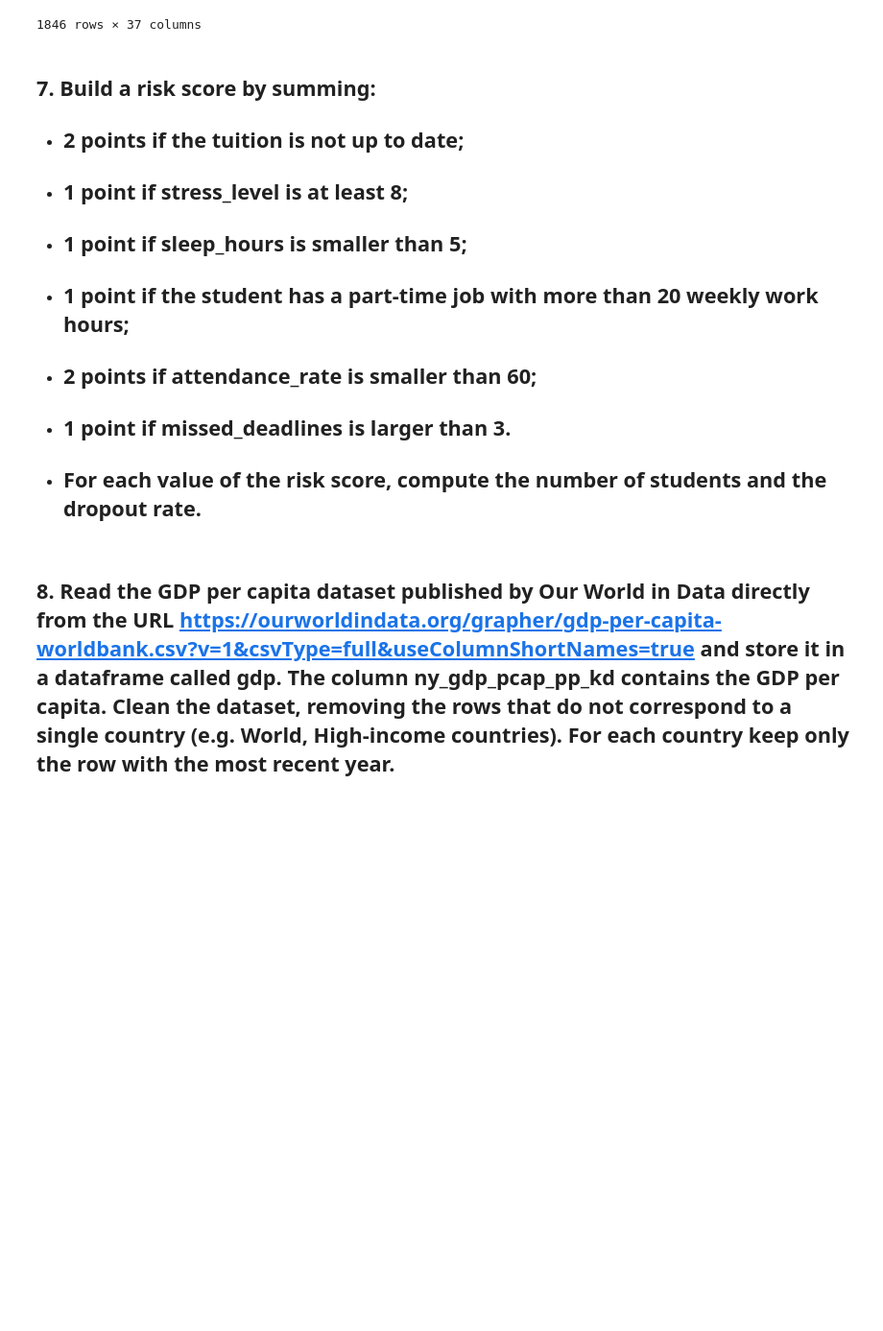
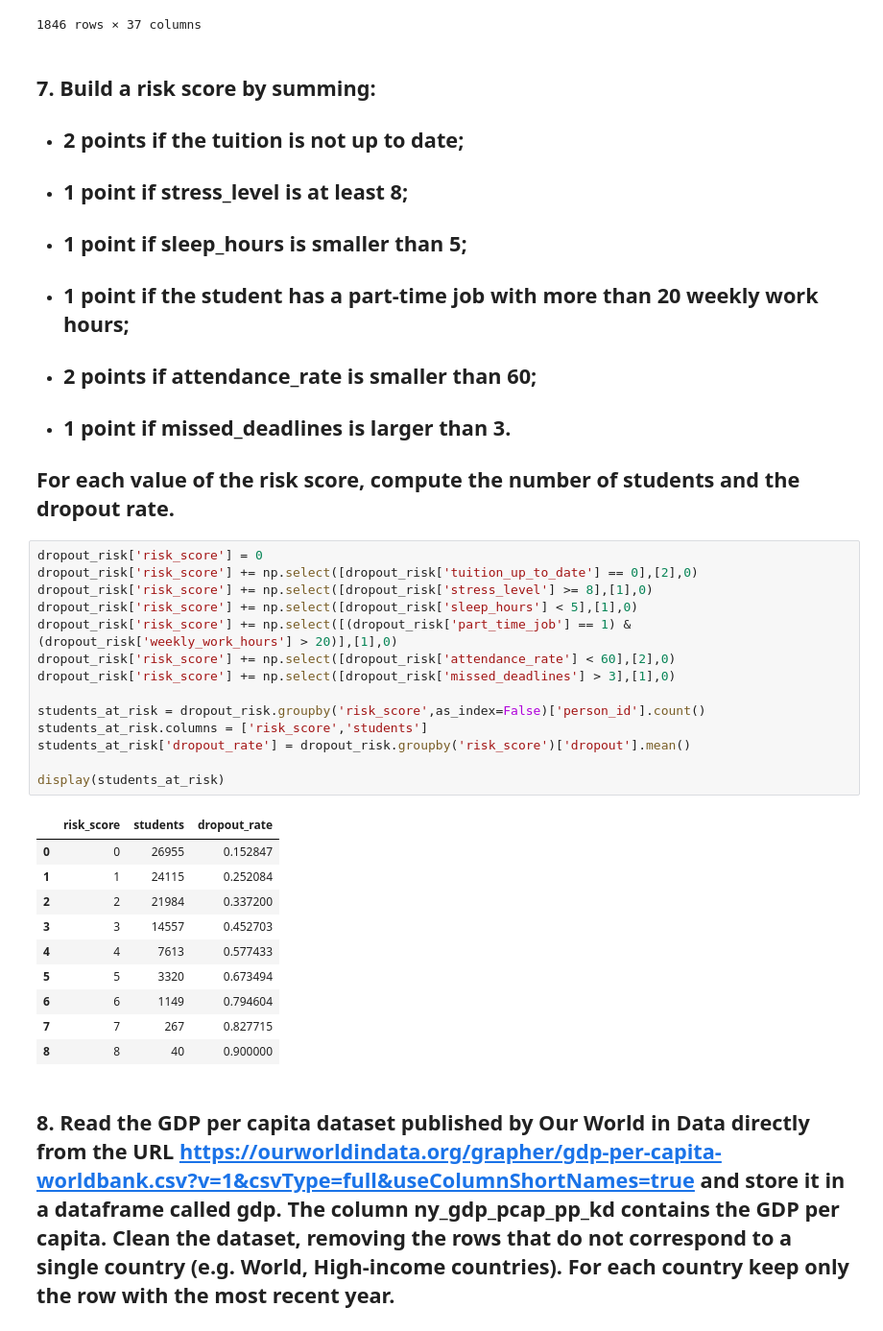
Before and after one commit to AFVicini/ViciniProjectFOCS, a Jupyter notebook: ViciniProjectFOCS.ipynb, the cells around one changed output. Shown at 96% size. Drawn from its saved outputs; the diff is of its cells as text; blank space fills up the shorter version.

```diff
--- a/ViciniProjectFOCS.ipynb
+++ b/ViciniProjectFOCS.ipynb
@@ -193,7 +193,32 @@ display(more_work_hours)
 - ## 1 point if the student has a part-time job with more than 20 weekly work hours;
 - ## 2 points if attendance_rate is smaller than 60;
 - ## 1 point if missed_deadlines is larger than 3.
-- ## For each value of the risk score, compute the number of students and the dropout rate.
+## For each value of the risk score, compute the number of students and the dropout rate.
+# %%
+dropout_risk['risk_score'] = 0
+dropout_risk['risk_score'] += np.select([dropout_risk['tuition_up_to_date'] == 0],[2],0)
+dropout_risk['risk_score'] += np.select([dropout_risk['stress_level'] >= 8],[1],0)
+dropout_risk['risk_score'] += np.select([dropout_risk['sleep_hours'] < 5],[1],0)
+dropout_risk['risk_score'] += np.select([(dropout_risk['part_time_job'] == 1) & (dropout_risk['weekly_work_hours'] > 20)],[1],0)
+dropout_risk['risk_score'] += np.select([dropout_risk['attendance_rate'] < 60],[2],0)
+dropout_risk['risk_score'] += np.select([dropout_risk['missed_deadlines'] > 3],[1],0)
+
+students_at_risk = dropout_risk.groupby('risk_score',as_index=False)['person_id'].count()
+students_at_risk.columns = ['risk_score','students']
+students_at_risk['dropout_rate'] = dropout_risk.groupby('risk_score')['dropout'].mean()
+
+display(students_at_risk)
+# %% [output]
+|  | risk_score | students | dropout_rate |
+| 0 | 0 | 26955 | 0.152847 |
+| 1 | 1 | 24115 | 0.252084 |
+| 2 | 2 | 21984 | 0.337200 |
+| 3 | 3 | 14557 | 0.452703 |
+| 4 | 4 | 7613 | 0.577433 |
+| 5 | 5 | 3320 | 0.673494 |
+| 6 | 6 | 1149 | 0.794604 |
+| 7 | 7 | 267 | 0.827715 |
+| 8 | 8 | 40 | 0.900000 |
 # %% [markdown]
 ## 8. Read the GDP per capita dataset published by Our World in Data directly from the URL https://ourworldindata.org/grapher/gdp-per-capita-worldbank.csv?v=1&csvType=full&useColumnShortNames=true and store it in a dataframe called gdp. The column ny_gdp_pcap_pp_kd contains the GDP per capita. Clean the dataset, removing the rows that do not correspond to a single country (e.g. World, High-income countries). For each country keep only the row with the most recent year.
 # %% [markdown]
```
